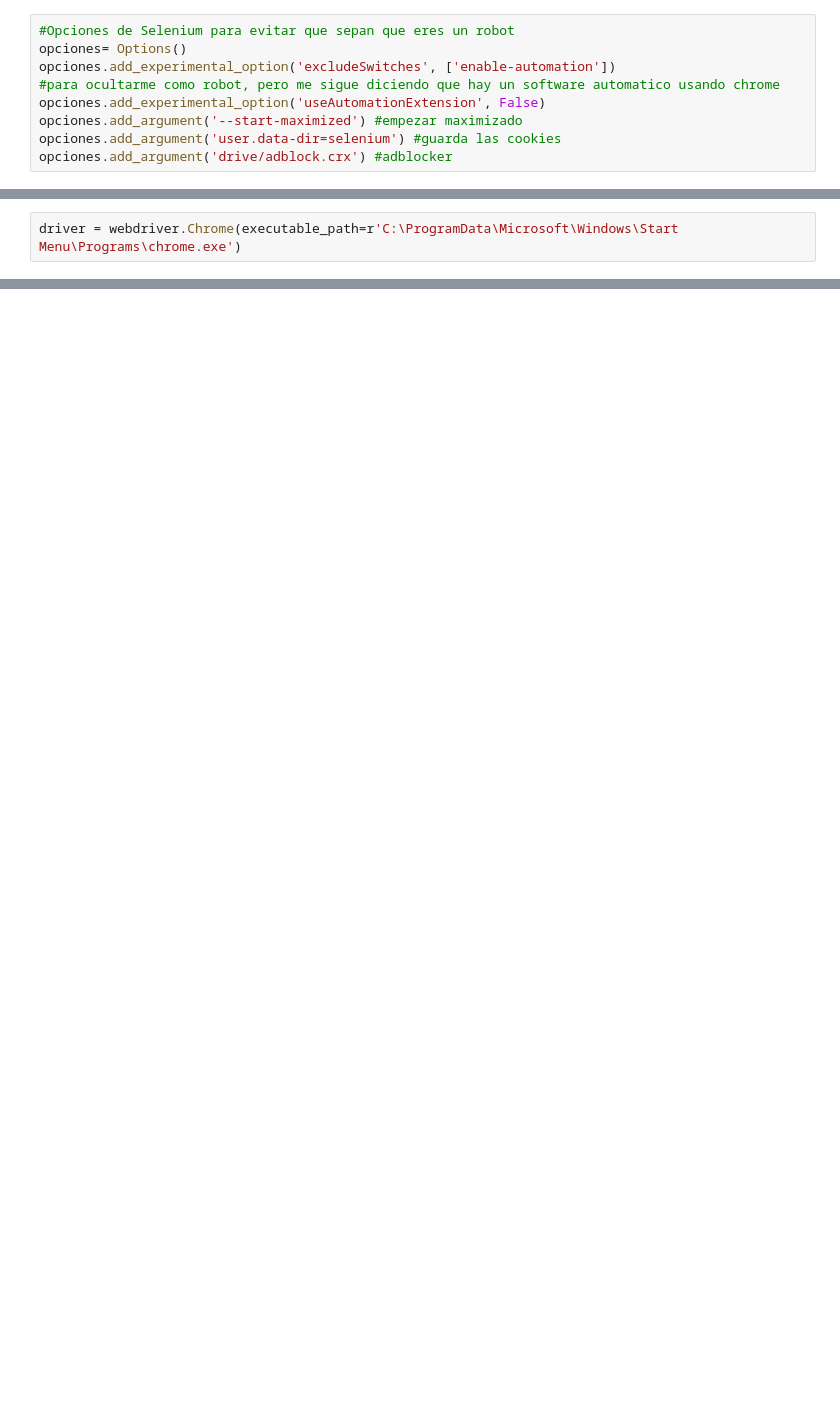
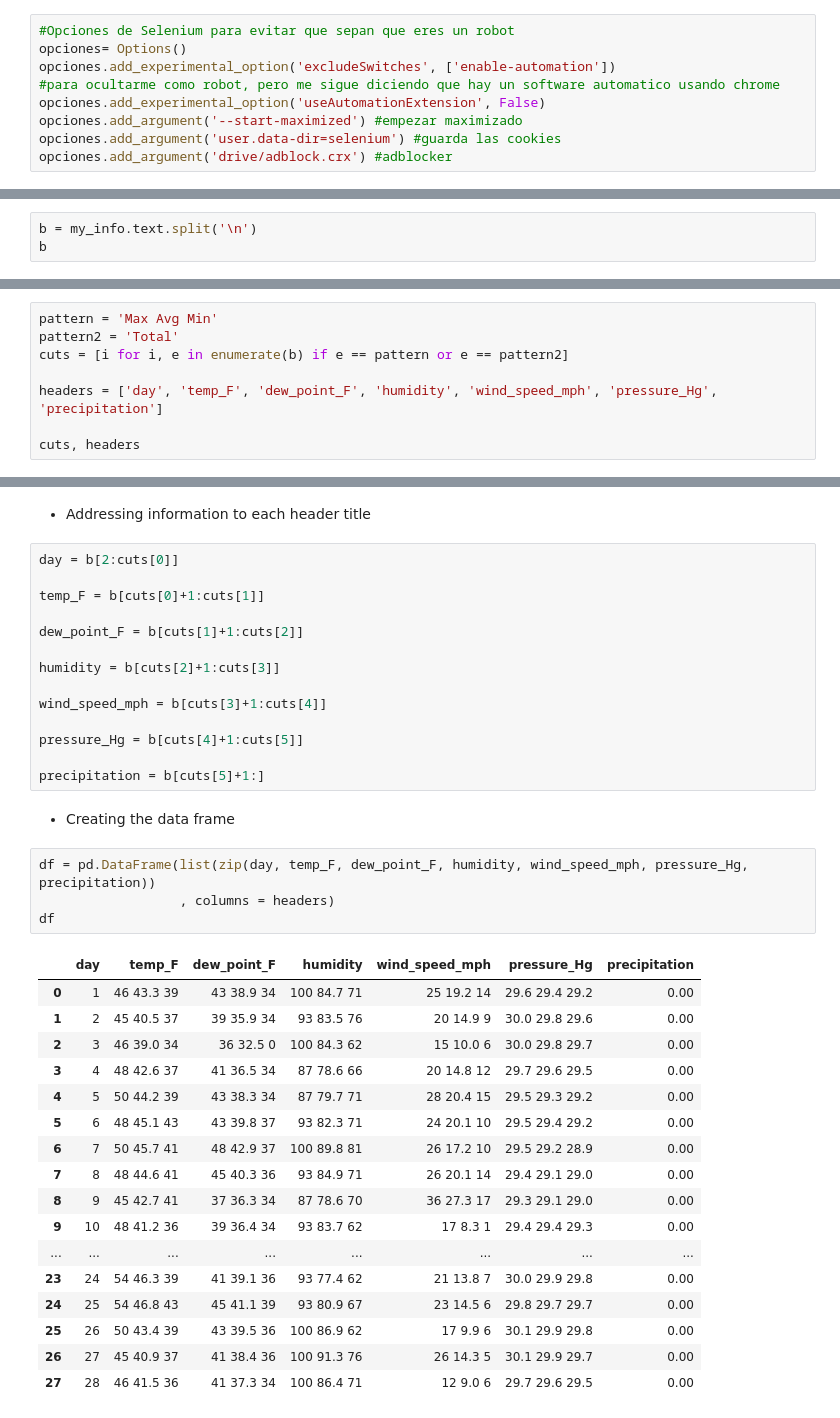
Before and after one commit to ClauCarloni/data_final_project, a Jupyter notebook: webscraping.ipynb, the cells around one changed output, grey strips where cells are left out. Drawn from its saved outputs; the diff is of its cells as text; blank space fills up the shorter version.

```diff
--- a/webscraping.ipynb
+++ b/webscraping.ipynb
@@ -66,2 +51,0 @@ Backtrace:
-# %%
-driver = webdriver.Chrome(executable_path=r'C:\ProgramData\Microsoft\Windows\Start Menu\Programs\chrome.exe')
@@ -90,0 +75,3 @@ my_info.text
+# %%
+b = my_info.text.split('\n')
+b
@@ -90,0 +98,8 @@ my_info.text
+# %%
+pattern = 'Max Avg Min'
+pattern2 = 'Total'
+cuts = [i for i, e in enumerate(b) if e == pattern or e == pattern2]
+
+headers = ['day', 'temp_F', 'dew_point_F', 'humidity', 'wind_speed_mph', 'pressure_Hg', 'precipitation']
+
+cuts, headers
@@ -90,0 +115,40 @@ my_info.text
+# %% [markdown]
+- Addressing information to each header title
+# %%
+day = b[2:cuts[0]]
+
+temp_F = b[cuts[0]+1:cuts[1]]
+
+dew_point_F = b[cuts[1]+1:cuts[2]]
+
+humidity = b[cuts[2]+1:cuts[3]]
+
+wind_speed_mph = b[cuts[3]+1:cuts[4]]
+
+pressure_Hg = b[cuts[4]+1:cuts[5]]
+
+precipitation = b[cuts[5]+1:]
+# %% [markdown]
+- Creating the data frame
+# %%
+df = pd.DataFrame(list(zip(day, temp_F, dew_point_F, humidity, wind_speed_mph, pressure_Hg, precipitation))
+                  , columns = headers)
+df
+# %% [output]
+|  | day | temp_F | dew_point_F | humidity | wind_speed_mph | pressure_Hg | precipitation |
+| 0 | 1 | 46 43.3 39 | 43 38.9 34 | 100 84.7 71 | 25 19.2 14 | 29.6 29.4 29.2 | 0.00 |
+| 1 | 2 | 45 40.5 37 | 39 35.9 34 | 93 83.5 76 | 20 14.9 9 | 30.0 29.8 29.6 | 0.00 |
+| 2 | 3 | 46 39.0 34 | 36 32.5 0 | 100 84.3 62 | 15 10.0 6 | 30.0 29.8 29.7 | 0.00 |
+| 3 | 4 | 48 42.6 37 | 41 36.5 34 | 87 78.6 66 | 20 14.8 12 | 29.7 29.6 29.5 | 0.00 |
+| 4 | 5 | 50 44.2 39 | 43 38.3 34 | 87 79.7 71 | 28 20.4 15 | 29.5 29.3 29.2 | 0.00 |
+| 5 | 6 | 48 45.1 43 | 43 39.8 37 | 93 82.3 71 | 24 20.1 10 | 29.5 29.4 29.2 | 0.00 |
+| 6 | 7 | 50 45.7 41 | 48 42.9 37 | 100 89.8 81 | 26 17.2 10 | 29.5 29.2 28.9 | 0.00 |
+| 7 | 8 | 48 44.6 41 | 45 40.3 36 | 93 84.9 71 | 26 20.1 14 | 29.4 29.1 29.0 | 0.00 |
+| 8 | 9 | 45 42.7 41 | 37 36.3 34 | 87 78.6 70 | 36 27.3 17 | 29.3 29.1 29.0 | 0.00 |
+| 9 | 10 | 48 41.2 36 | 39 36.4 34 | 93 83.7 62 | 17 8.3 1 | 29.4 29.4 29.3 | 0.00 |
+| ... | ... | ... | ... | ... | ... | ... | ... |
+| 23 | 24 | 54 46.3 39 | 41 39.1 36 | 93 77.4 62 | 21 13.8 7 | 30.0 29.9 29.8 | 0.00 |
+| 24 | 25 | 54 46.8 43 | 45 41.1 39 | 93 80.9 67 | 23 14.5 6 | 29.8 29.7 29.7 | 0.00 |
+| 25 | 26 | 50 43.4 39 | 43 39.5 36 | 100 86.9 62 | 17 9.9 6 | 30.1 29.9 29.8 | 0.00 |
+| 26 | 27 | 45 40.9 37 | 41 38.4 36 | 100 91.3 76 | 26 14.3 5 | 30.1 29.9 29.7 | 0.00 |
+| 27 | 28 | 46 41.5 36 | 41 37.3 34 | 100 86.4 71 | 12 9.0 6 | 29.7 29.6 29.5 | 0.00 |
```
Also changed, not shown: parts of 31 cells of this notebook.
